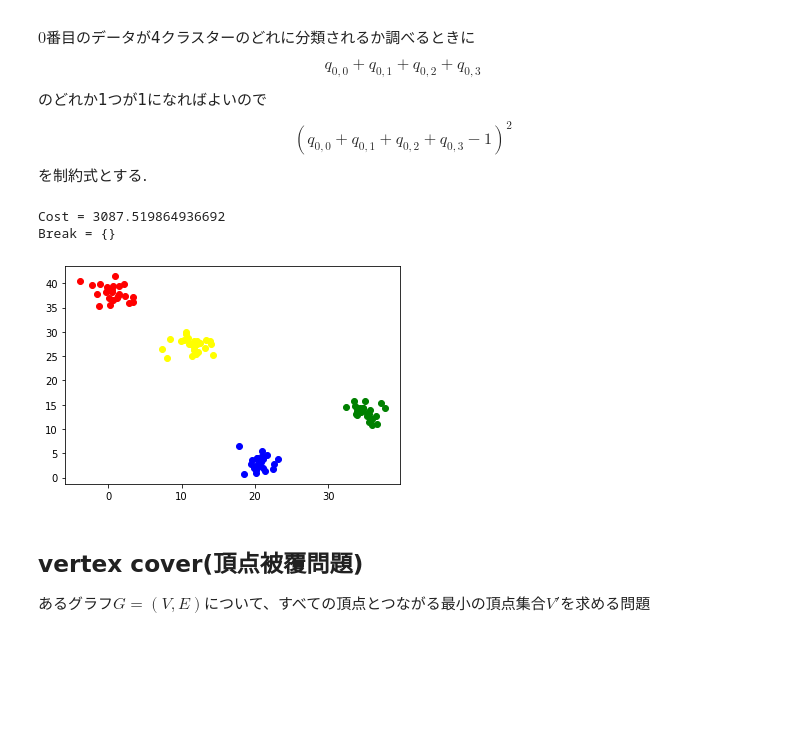
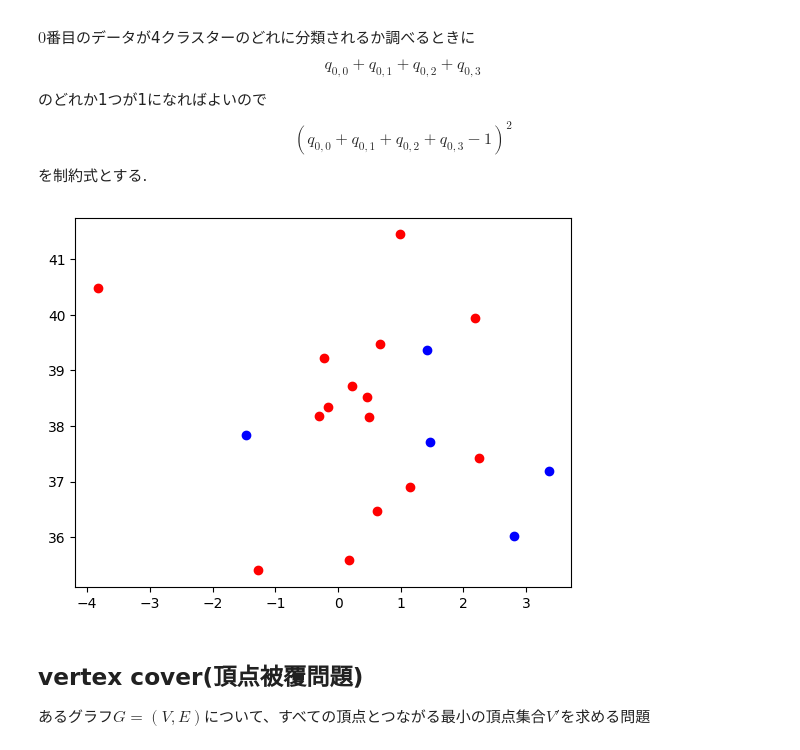
Before and after one commit to derwind/tytan_tutorial, a Jupyter notebook: tutorial/tutorial08_clustering_vertex_cover.ipynb, the cells around one changed output. Saved outputs shown, nothing was run; the diff lists cells and outputs as text; code cells hidden in the pictures; blank space fills up the shorter version.

```diff
--- a/tutorial/tutorial08_clustering_vertex_cover.ipynb
+++ b/tutorial/tutorial08_clustering_vertex_cover.ipynb
@@ -130,7 +130,8 @@ from matplotlib import pyplot as plt
 
 np.random.seed(0)
 
-n_node = 100
+#n_node = 100
+n_node = 20
 n_cluster = 4
 
 #color = [np.random.randint(0,4) for _ in range(n_node)]
@@ -138,13 +139,18 @@ n_cluster = 4
 x=np.array([1.46810698,3.3613398,2.80133699,-1.46591682,1.42513263,-0.22703581,-0.15482828,0.61589775,0.21606536,2.18141026,1.14155659,0.18251252,0.66579485,0.50051149,2.24111861,-0.3077374,0.46960155,-1.28114361,-3.82948472,0.98042789,1.2966543,-1.11324753,3.40463194,-2.18154851,0.06863778,36.67956794,34.31311637,35.6380901,34.95804322,37.21398475,35.97017015,34.45349853,33.98183392,34.46955822,33.88887879,33.98746725,34.80082362,35.92970159,37.68675269,35.25650066,32.41149297,35.24098781,33.71152202,34.69036859,35.7326397,33.74250355,35.57174562,33.51364508,36.52682007,35.51238109,19.51161368,22.51692798,23.10066013,20.01751247,20.61631396,19.92842159,20.24874185,21.08346801,20.26655733,20.43011633,21.38960198,18.47797704,19.62480779,20.82116385,20.33058408,17.78496684,21.01505665,20.16266612,21.72135848,20.13878698,20.6212986,22.55977018,20.96478071,21.13413343,20.10850894,10.97159387,9.96397541,12.19964247,14.32121179,11.65830712,11.95738955,14.02376208,10.63452087,13.30075348,12.14712535,7.31498147,8.44452693,11.63022961,10.55277639,11.39540328,12.09689889,11.34210563,7.95721413,12.4492856,10.7196173,10.29151275,13.90498381,13.21601063,10.87266484,11.64154486])
 y=np.array([37.71922422,37.18862555,36.01515895,37.83080162,39.36101891,39.22290486,38.34364692,36.46073183,38.7162882,39.93904734,36.90281265,35.59189662,39.48421426,38.16622192,37.42860288,38.17243876,38.51796896,35.39756185,40.48752666,41.44965729,37.29329711,39.89407323,36.24422683,39.5986838,36.95009392,11.12367068,14.38787613,11.64282076,15.7655373,15.28826086,10.83169663,13.56574092,12.89416416,13.90623956,13.7082235,14.22987594,14.36127943,12.12126569,14.40633826,12.61808786,14.46039807,13.31092416,14.64946296,14.40984547,13.9095835,13.00264126,11.51475979,15.80859112,12.63838961,13.08001736,2.84145481,1.84512589,3.80887379,1.98850101,3.04774584,2.04623088,4.01464994,3.86488622,2.68755187,3.59401007,1.36040774,0.76311361,3.65908755,3.25001024,3.95254716,6.57471716,4.41671923,1.63076666,4.67552443,1.02613888,2.30762309,2.89763759,5.57001408,1.88286777,1.76034219,27.54358061,28.14150143,25.77114421,25.14912361,26.2936312,25.35694167,27.56706517,29.57197334,28.37493631,28.07035669,26.45163544,28.60477852,26.97391112,29.89348328,24.99166511,27.50195441,27.5558494,24.67245887,27.72474568,28.58846208,28.36245221,28.15590387,26.75564322,28.73913909,28.13516919])
 
+x = x[:n_node]
+y = y[:n_node]
+
 # 散布図を描画
 #plt.scatter(x,y,c=color)
 
-N=100
+#N=100
+N=20
 K=4
 #100*4量子ビット
 #q = Array.create('q', shape=N*K, vartype='BINARY')
+q = symbols("q_{0:"+str(N*K)+"}")
 
 #距離
 def dist(i,j):
@@ -154,9 +160,9 @@ def dist(i,j):
 #式A
 HA=0
 for l in range(K):
- for i in range(N-1):
-  for j in range(i+1,N):
-     HA += dist(i,j)*q[l*N+i]*q[l*N+j]
+   for i in range(N-1):
+       for j in range(i+1,N):
+           HA += dist(i,j)*q[l*N+i]*q[l*N+j]
 
 HB=0
 for i in range(N):
@@ -164,37 +170,40 @@ for i in range(N):
     for l in range(K):
         tmp += q[i+N*l]
     HB += (tmp -1)**2
 
 #式をつなげる
 H = HA + 140*HB
 
+Q, offset = Compile(H).get_qubo()
+
+solver = sampler.SASampler()
+result = solver.run(Q)
+
 #data = sampleset.record[0][0] # 結果を1次元配列に保存
-data = sampleset.record[0][0]
+data = result[0][0]
 np.set_printoptions(threshold=np.inf)
 #print(data)
 
 data=np.array([1,1,1,1,1,1,1,1,1,1,1,1,1,1,1,1,1,1,1,1,1,1,1,1,1,0,0,0,0,0,0,0,0,0,0,0,0,0,0,0,0,0,0,0,0,0,0,0,0,0,0,0,0,0,0,0,0,0,0,0,0,0,0,0,0,0,0,0,0,0,0,0,0,0,0,0,0,0,0,0,0,0,0,0,0,0,0,0,0,0,0,0,0,0,0,0,0,0,0,0,0,0,0,0,0,0,0,0,0,0,0,0,0,0,0,0,0,0,0,0,0,0,0,0,0,0,0,0,0,0,0,0,0,0,0,0,0,0,0,0,0,0,0,0,0,0,0,0,0,0,1,1,1,1,1,1,1,1,1,1,1,1,1,1,1,1,1,1,1,1,1,1,1,1,1,0,0,0,0,0,0,0,0,0,0,0,0,0,0,0,0,0,0,0,0,0,0,0,0,0,0,0,0,0,0,0,0,0,0,0,0,0,0,0,0,0,0,0,0,0,0,0,0,0,0,0,0,0,0,0,0,0,0,0,0,0,0,0,0,0,0,0,0,0,0,0,0,0,0,0,0,0,0,0,0,0,0,0,0,0,0,0,0,0,0,0,0,0,0,0,0,0,0,0,0,1,1,1,1,1,1,1,1,1,1,1,1,1,1,1,1,1,1,1,1,1,1,1,1,1,0,0,0,0,0,0,0,0,0,0,0,0,0,0,0,0,0,0,0,0,0,0,0,0,0,1,1,1,1,1,1,1,1,1,1,1,1,1,1,1,1,1,1,1,1,1,1,1,1,1,0,0,0,0,0,0,0,0,0,0,0,0,0,0,0,0,0,0,0,0,0,0,0,0,0,0,0,0,0,0,0,0,0,0,0,0,0,0,0,0,0,0,0,0,0,0,0,0,0,0])
 
 cls = np.zeros(N)
 for l in range(K):
     for i in range(N):
         if data[i+N*l]==1:
             cls[i]=l
 #print(data)
 #print(cls)
 for i in range(N):
     if cls[i]==0:
         plt.scatter(x[i], y[i],c="red")
     elif cls[i]==1:
         plt.scatter(x[i], y[i],c="blue")
     elif cls[i]==2:
         plt.scatter(x[i], y[i],c="yellow")
     else:
         plt.scatter(x[i], y[i],c="green")
 # %% [output]
-Cost = 3087.519864936692
-Break = {}
-[figure, old version]
+[figure, new version]
 # %% [markdown]
 ## vertex cover(頂点被覆問題)
 
```
Also changed, not shown: parts of 4 cells of this notebook.
